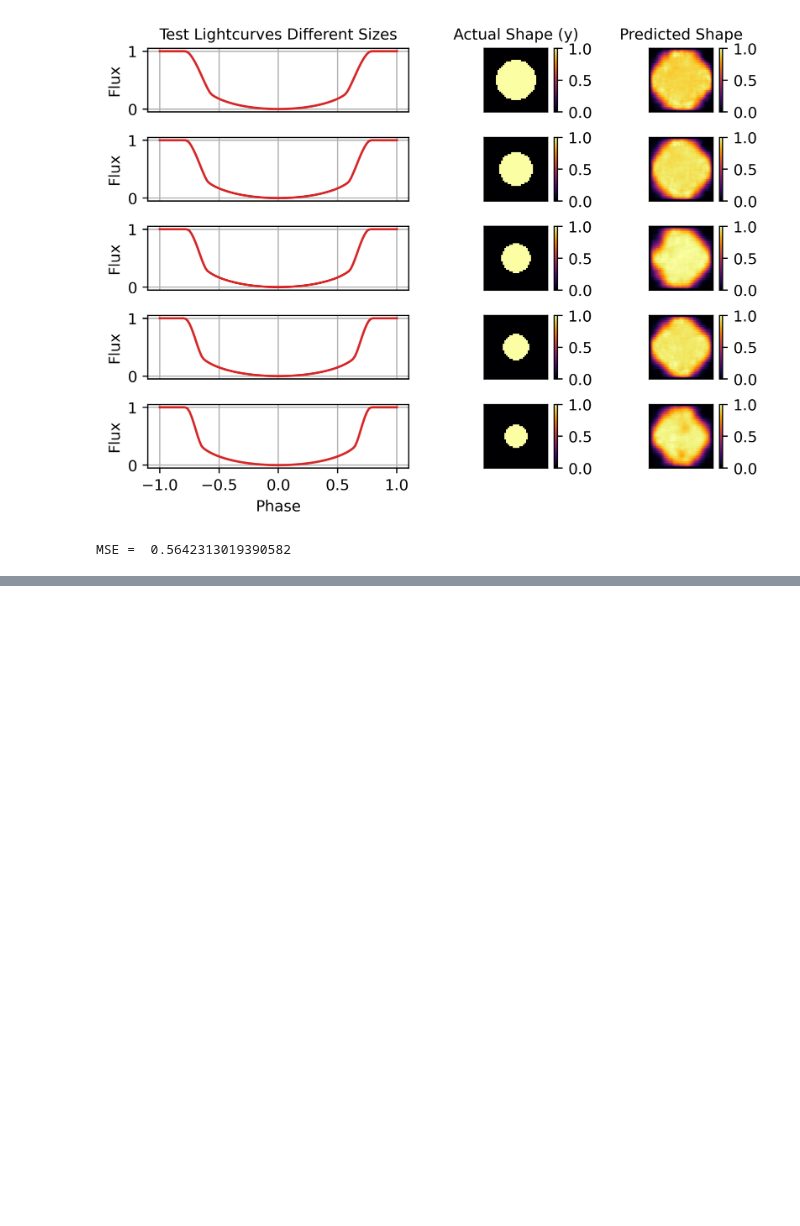
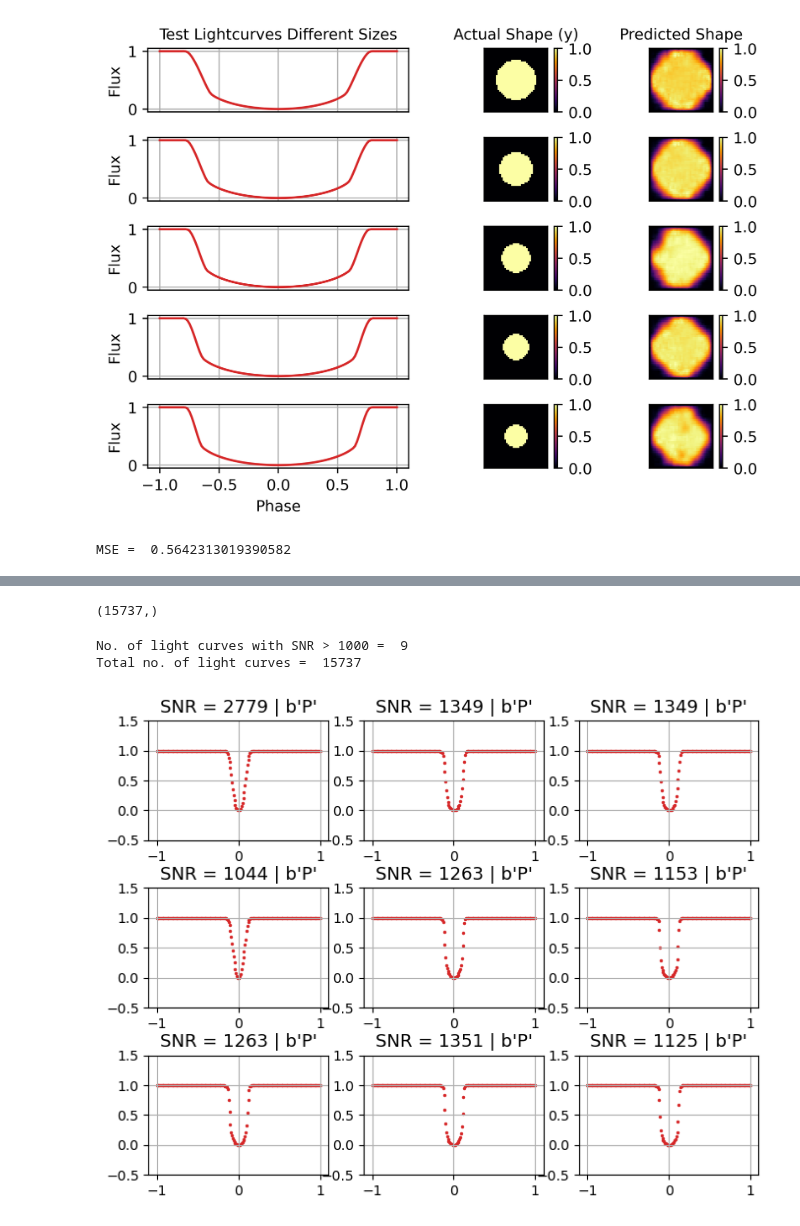
Before and after one commit to abrahammathews2000/mega, a Jupyter notebook: ml_training/ml_inference_lc2shape.ipynb, the cells around one changed output, grey strips where cells are left out. Saved outputs shown, nothing was run; the diff lists cells and outputs as text; code cells hidden in the pictures; blank space fills up the shorter version.

```diff
--- a/ml_training/ml_inference_lc2shape.ipynb
+++ b/ml_training/ml_inference_lc2shape.ipynb
@@ -306,0 +380,56 @@ MSE =  0.5642313019390582
+# %%
+# Calculate SNR for each Local view lc and save them in an array
+noise_array = np.zeros((len(test_lc_scaled),120))
+for i in np.arange(len(test_lc_scaled)):
+    noise_array[i][0:60] = test_lc_scaled[i,0:60]
+    noise_array[i][60:120] = test_lc_scaled[i,141:202]
+std_devs_Kepler = np.array([np.std(arr) for arr in noise_array])
+SNR_Kepler = 1/std_devs_Kepler
+# %%
+SNR_Kepler.shape
+# %% [output]
+(15737,)
+# %%
+# Save the index of the light curve with SNR > 500
+# and plot them
+# select_kepler_lc = lc_np_array[SNR_Kepler>75]
+# select_kepler_lc = select_kepler_lc + 1
+
+SNR_Threshold = 1000
+
+selected_kepler_index_mask = ((SNR_Kepler > SNR_Threshold) & (av_training_set_array==b'P'))
+selected_kepler_index = np.where(selected_kepler_index_mask)[0]
+print(f"No. of light curves with SNR > {SNR_Threshold} = ",len(selected_kepler_index))
+print(f"Total no. of light curves = ",len(SNR_Kepler))
+# Plot the selected light curves 3 x 3
+num = 3
+fig,ax=plt.subplots(num,3, figsize=(8,6), gridspec_kw={ 'width_ratios': [1,1,1],
+        'wspace': 0.2,'hspace': 0.4})
+
+ph_kepler = np.linspace(-1,1,len(test_lc_scaled[0]))
+
+i = 0
+for i in np.arange(0,num):
+    # k = np.random.randint(0, len(select_kepler_lc)-50)
+    k = int(np.random.choice(selected_kepler_index))
+    ax[i][0].set_title(f'SNR = {int(np.round(SNR_Kepler[k],0))} | {av_training_set_array[k]}',size=13)
+    ax[i][0].set_ylim(-0.5,1.5)
+    ax[i][0].scatter(ph_kepler, test_lc_scaled[k],color = 'tab:red',s=2)
+    ax[i][0].grid('on')
+
+    k = int(np.random.choice(selected_kepler_index))
+    ax[i][1].set_title(f'SNR = {int(np.round(SNR_Kepler[k],0))} | {av_training_set_array[k]}',size=13)
+    ax[i][1].set_ylim(-0.5,1.5)
+    ax[i][1].scatter(ph_kepler, test_lc_scaled[k],color = 'tab:red',s=2)
+    ax[i][1].grid('on')
+
+    k = int(np.random.choice(selected_kepler_index))
+    ax[i][2].set_title(f'SNR = {int(np.round(SNR_Kepler[k],0))} | {av_training_set_array[k]}',size=13)
+    ax[i][2].set_ylim(-0.5,1.5)
+    ax[i][2].scatter(ph_kepler, test_lc_scaled[k],color = 'tab:red',s=2)
+    ax[i][2].grid('on')
+    i = i + 1
+# %% [output]
+No. of light curves with SNR > 1000 =  9
+Total no. of light curves =  15737
+[figure, added]
```
Also changed, not shown: parts of 26 cells of this notebook.
